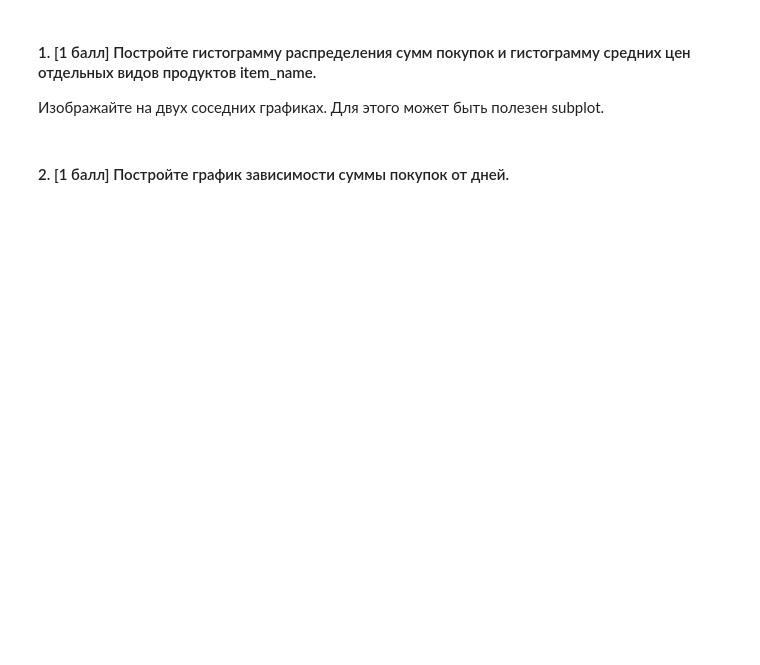
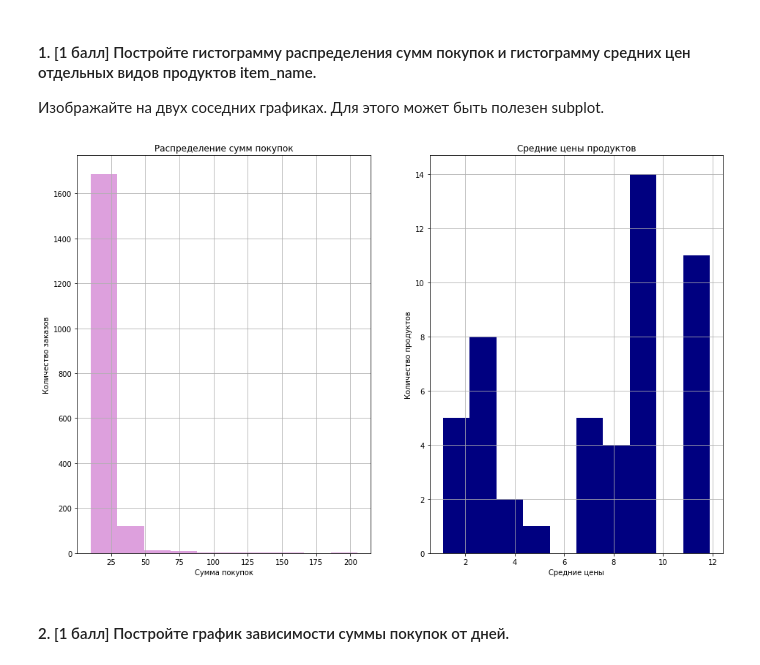
Before and after one commit to hse-mlearn/ha-01-Kolyaseva9, a Jupyter notebook: homework-practice-01.ipynb, the cells around one changed output. Cells and saved outputs as stored; diff of their text form; code cells hidden in the pictures; blank space fills up the shorter version.

```diff
--- a/homework-practice-01.ipynb
+++ b/homework-practice-01.ipynb
@@ -213,7 +213,7 @@ df.head()
 df2 = df.loc[:, ['order_id', 'quantity', 'item_name', 'choice_description', 'item_price_float']]
 df2 = df2.drop_duplicates(subset='item_name')
 df2['one_piece_price'] = df2['item_price_float']
-df2.one_piece_price = df2.one_piece_price/df.quantity
+df2.one_piece_price = df2.one_piece_price/df2.quantity
 sort_by_item = df2.sort_values('one_piece_price', ascending=False)
 df3 = sort_by_item.head(n=5)
 print('\033[1m' + "5 самых дорогих товаров: " + '\033[0m')
@@ -326,2 +348,20 @@ df['date'] = df.order_id.map(dates['date'])
+# %%
+dist_sum = df.groupby(df['order_id']).sum()
+dist_sum.drop('quantity', axis=1, inplace=True)
+mean_price = df2.groupby('item_name')['one_piece_price'].mean()
+f, (ax1, ax2) = plt.subplots(1, 2, sharey=False, figsize=(10,10))
+ax1.hist(dist_sum['item_price_float'], color='plum')
+ax1.set_title('Распределение сумм покупок')
+ax1.set_xlabel('Сумма покупок')
+ax1.set_ylabel('Количество заказов')
+ax1.grid(True)
+ax2.hist(mean_price, color='navy')
+ax2.set_title('Средние цены продуктов')
+ax2.set_xlabel('Средние цены')
+ax2.set_ylabel('Количество продуктов')
+ax2.grid(True)
+f.subplots_adjust(right= 1.35)
+# %% [output]
+[figure, added]
 # %% [markdown]
 #### 2. [1 балл] Постройте график зависимости суммы покупок от дней.
```
Also changed, not shown: parts of 15 cells of this notebook.
